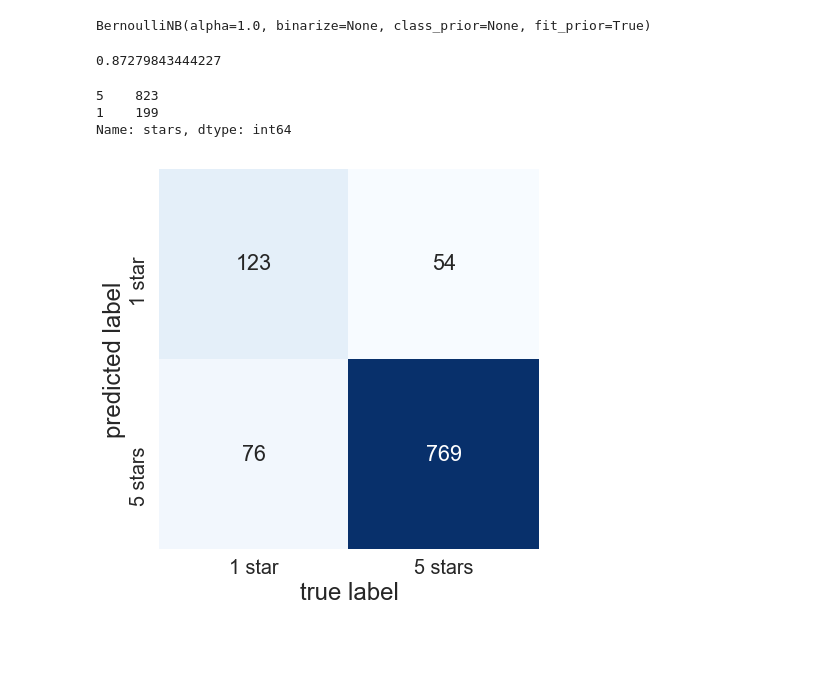
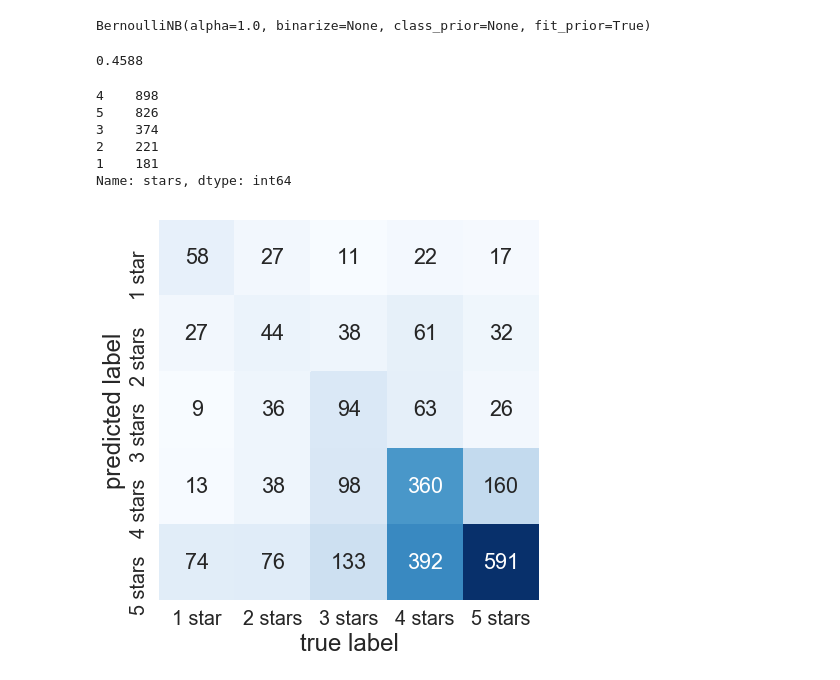
Before and after one commit to Gustavo-835-tp555/tp555-machine-learning, a Jupyter notebook: listas/lista4/yelpDataBaseWithBernoulliNB.ipynb, the cells around one changed output. Cells and saved outputs as stored; diff of their text form; code cells hidden in the pictures; blank space fills up the shorter version.

```diff
--- a/listas/lista4/yelpDataBaseWithBernoulliNB.ipynb
+++ b/listas/lista4/yelpDataBaseWithBernoulliNB.ipynb
@@ -29,7 +26,7 @@ yelp_best_and_worst = yelp[(yelp.stars==5) | (yelp.stars==1)]
 # %%
 # Define features and labels, i.e., X and y.
-X = yelp_best_and_worst.text
-y = yelp_best_and_worst.stars
+X = yelp.text
+y = yelp.stars
 # %%
 # Split X and y into training and validation sets.
 X_train, X_test, y_train, y_test = train_test_split(X, y, random_state=42)
@@ -55,21 +52,24 @@ y_pred_class = model.predict(X_test_dtm)
 # %%
 metrics.accuracy_score(y_test, y_pred_class)
 # %% [output]
-0.87279843444227
+0.4588
 # %%
 y_test.value_counts()
 # %% [output]
-5    823
-1    199
+4    898
+5    826
+3    374
+2    221
+1    181
 Name: stars, dtype: int64
 # %%
 # Plot the confusion matrix
 fig = plt.figure(figsize=(7,7))
 mat = confusion_matrix(y_test, y_pred_class)
 sns.set(font_scale=1.8)
-sns.heatmap(mat.T, square=True, annot=True, fmt='d', cbar=False, xticklabels=['1 star','5 stars'], yticklabels=['1 star','5 stars'], cmap="Blues")
+sns.heatmap(mat.T, square=True, annot=True, fmt='d', cbar=False, xticklabels=['1 star','2 stars','3 stars','4 stars','5 stars'], yticklabels=['1 star','2 stars','3 stars','4 stars','5 stars'], cmap="Blues")
 plt.xlabel('true label', fontsize=24)
 plt.ylabel('predicted label', fontsize=24)
 plt.show()
 # %% [output]
-[figure, old version]
+[figure, new version]
```
Also changed, not shown: parts of 2 cells of this notebook.
